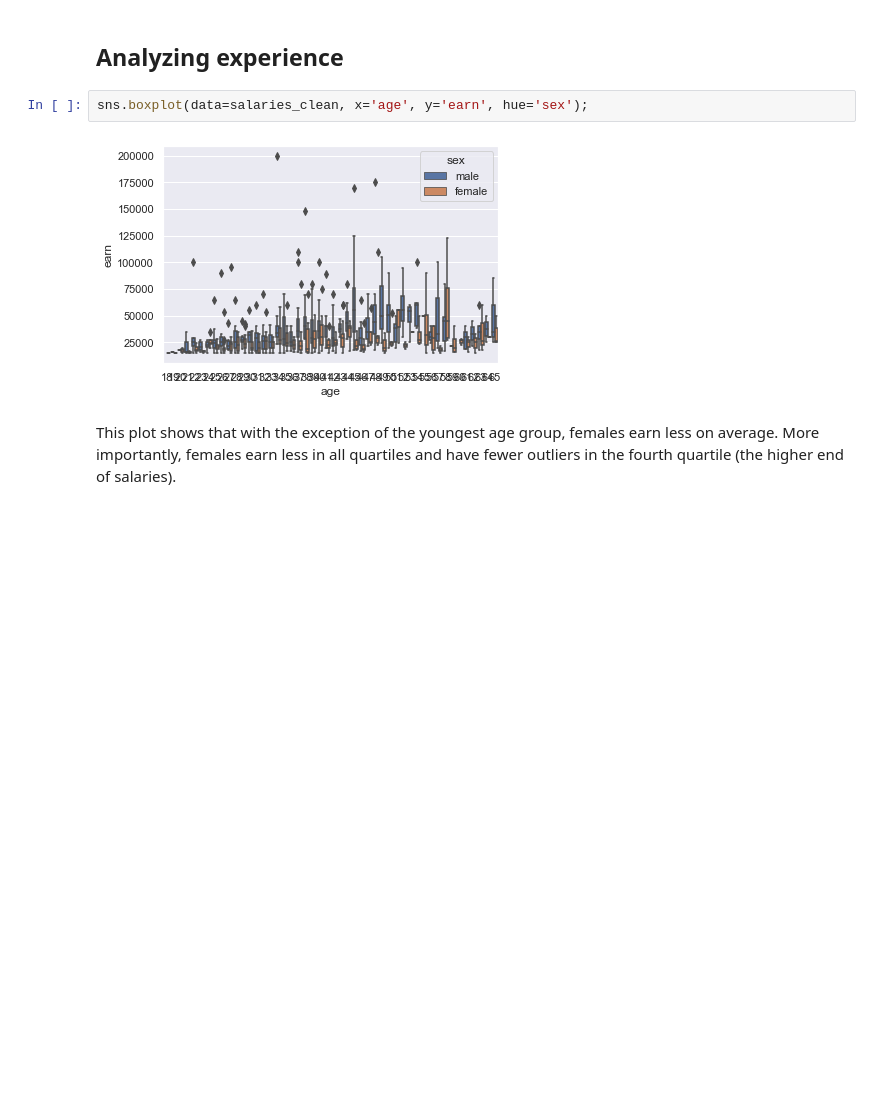
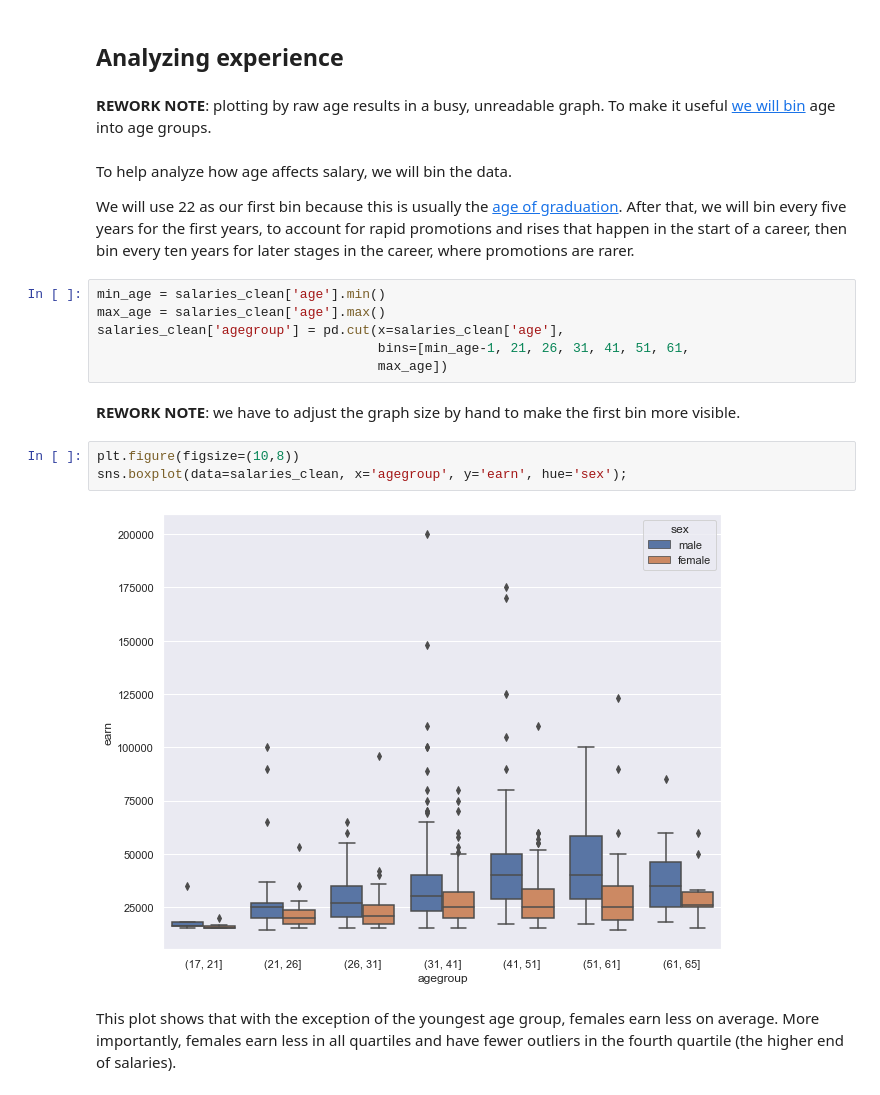
Before and after one commit to fau-masters-collected-works-cgarbin/writing-good-jupyter-notebooks, a Jupyter notebook: salary-discrimination-by-gender-step-5.ipynb, the cells around one changed output. Cells and saved outputs as stored; diff of their text form; blank space fills up the shorter version.

```diff
--- a/salary-discrimination-by-gender-step-5.ipynb
+++ b/salary-discrimination-by-gender-step-5.ipynb
@@ -356,10 +358,25 @@ salaries_clean.groupby(['sex', 'race']).size().unstack()
 | male | 25 | 19 | 7 | 290 |
 # %% [markdown]
 ## Analyzing experience
+# %% [markdown]
+<font color='color'>**REWORK NOTE**</font>: plotting by raw age results in a busy, unreadable graph. To make it useful [we will bin](https://en.wikipedia.org/wiki/Data_binning) age into age groups.
+# %% [markdown]
+To help analyze how age affects salary, we will bin the data.
+
+We will use 22 as our first bin because this is usually the [age of graduation](https://nonpartisaneducation.org/Review/Resources/Int__lHigherEd_AppendixA.pdf). After that, we will bin every five years for the first years, to account for rapid promotions and rises that happen in the start of a career, then bin every ten years for later stages in the career, where promotions are rarer.
+# %%
+min_age = salaries_clean['age'].min()
+max_age = salaries_clean['age'].max()
+salaries_clean['agegroup'] = pd.cut(x=salaries_clean['age'],
+                                    bins=[min_age-1, 21, 26, 31, 41, 51, 61,
+                                    max_age])
+# %% [markdown]
+<font color='color'>**REWORK NOTE**</font>: we have to adjust the graph size by hand to make the first bin more visible.
 # %%
-sns.boxplot(data=salaries_clean, x='age', y='earn', hue='sex');
+plt.figure(figsize=(10,8))
+sns.boxplot(data=salaries_clean, x='agegroup', y='earn', hue='sex');
 # %% [output]
-[figure, old version]
+[figure, new version]
 # %% [markdown]
 This plot shows that with the exception of the youngest age group, females earn less on average. More importantly, females earn less in all quartiles and have fewer outliers in the fourth quartile (the higher end of salaries).
 # %% [markdown]
```
Also changed, not shown: parts of 5 cells of this notebook.
